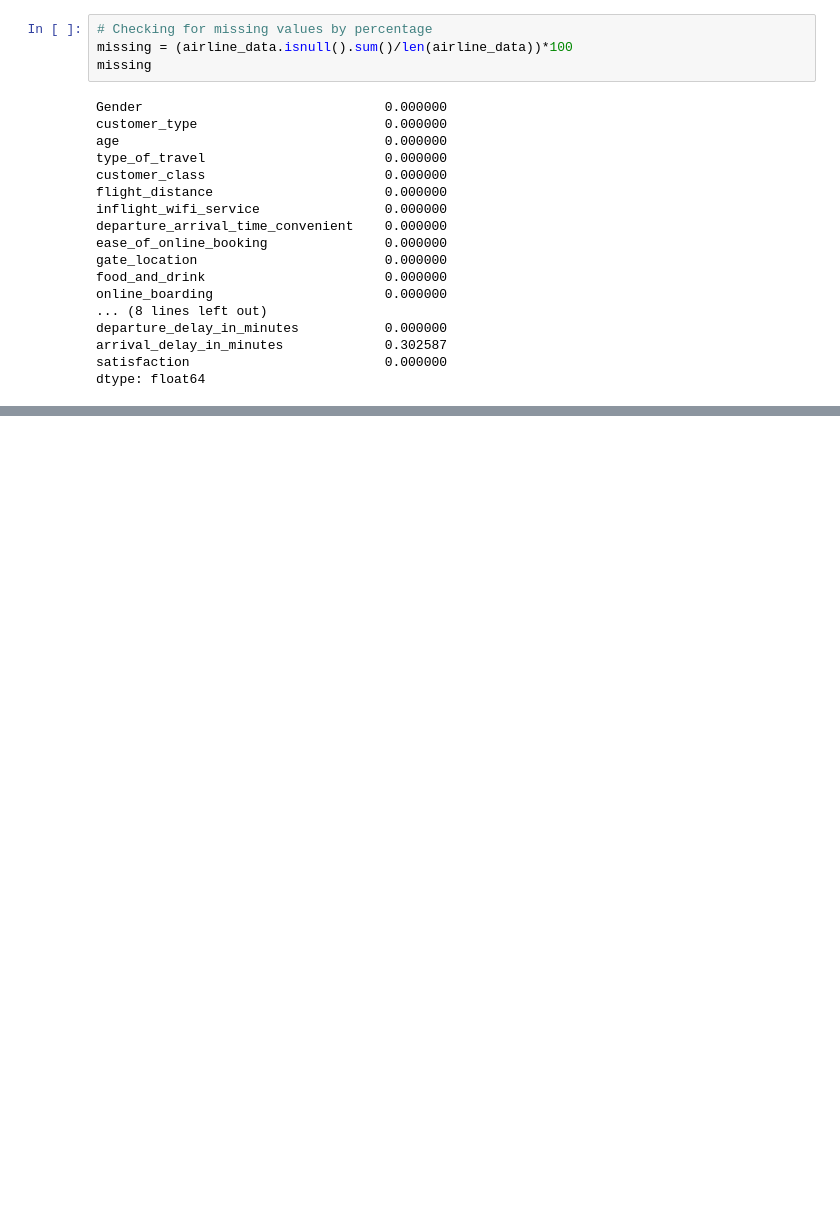
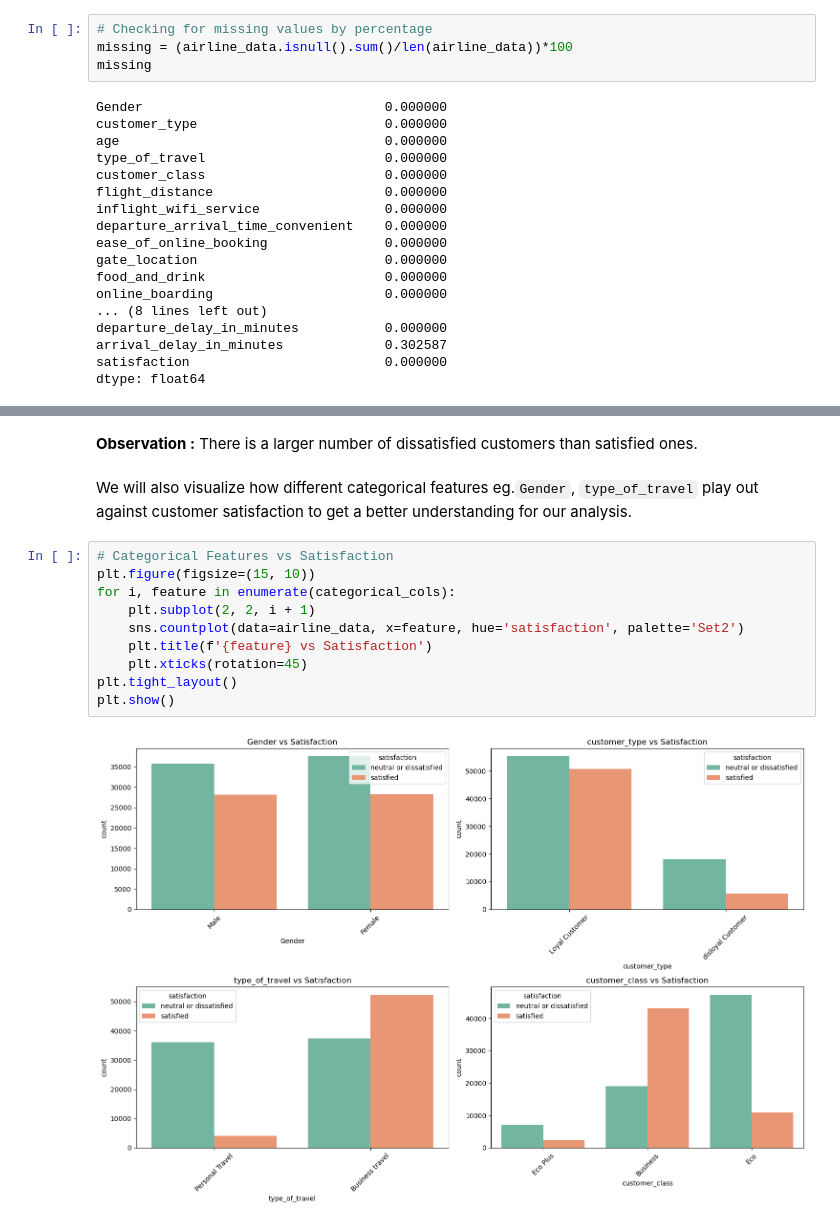
Before and after one commit to Mwvngii/phase3_project, a Jupyter notebook: index.ipynb, the cells around one changed output, grey strips where cells are left out. Drawn from its saved outputs; the diff is of its cells as text; blank space fills up the shorter version.

```diff
--- a/index.ipynb
+++ b/index.ipynb
@@ -215,0 +180,17 @@ weighted avg       0.94      0.94      0.94     25976
+# %% [markdown]
+**Observation :**
+There is a larger number of dissatisfied customers than satisfied ones.
+# %% [markdown]
+We will also visualize how different categorical features eg.`Gender`, `type_of_travel` play out against customer satisfaction to get a better understanding for our analysis.
+# %%
+# Categorical Features vs Satisfaction
+plt.figure(figsize=(15, 10))
+for i, feature in enumerate(categorical_cols):
+    plt.subplot(2, 2, i + 1)
+    sns.countplot(data=airline_data, x=feature, hue='satisfaction', palette='Set2')
+    plt.title(f'{feature} vs Satisfaction')
+    plt.xticks(rotation=45)
+plt.tight_layout()
+plt.show()
+# %% [output]
+[figure, added]
```
Also changed, not shown: parts of 63 cells of this notebook, 2 other files.
